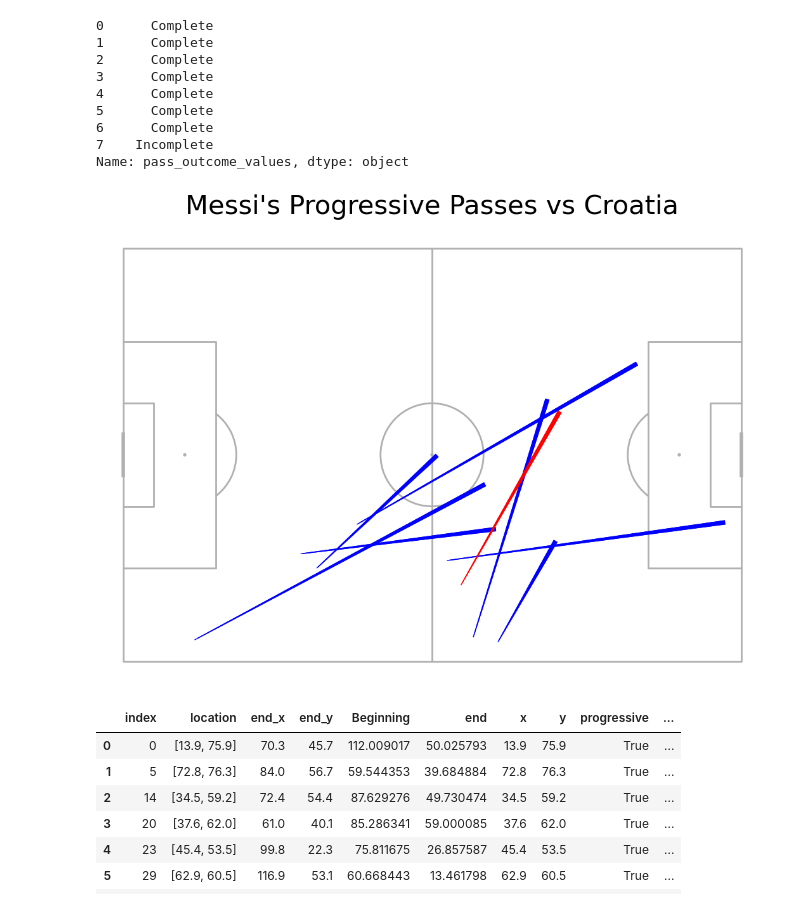
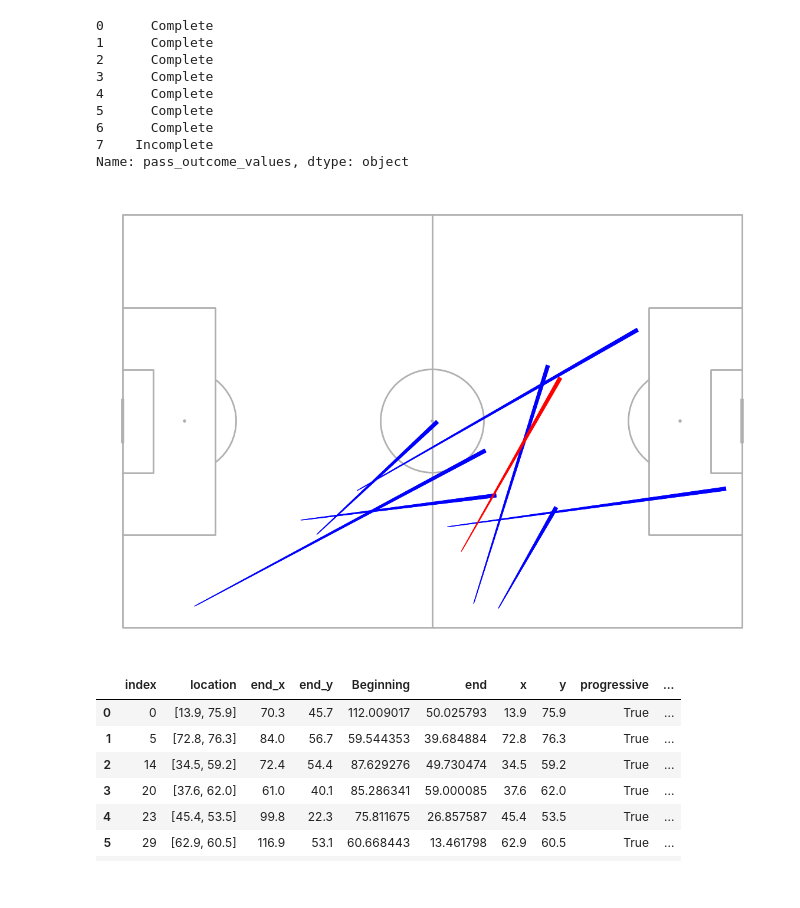
Before and after one commit to FHaddad99/Passing-Ability-Of-Messi, a Jupyter notebook: Supporting Work/Progressive Passes/Messi's Progressive Passes versus Croatia during the 2022 World Cup Semi-Final.ipynb, the cells around one changed output. Cells and saved outputs as stored; diff of their text form; code cells hidden in the pictures.

```diff
--- a/Supporting Work/Progressive Passes/Messi's Progressive Passes versus Croatia during the 2022 World Cup Semi-Final.ipynb
+++ b/Supporting Work/Progressive Passes/Messi's Progressive Passes versus Croatia during the 2022 World Cup Semi-Final.ipynb
@@ -244,23 +244,21 @@ Name: pass_outcome_values, dtype: object
 # %%
 p = Pitch(pitch_type='statsbomb')
 fig, ax = p.draw(figsize=(12,8))
 
 for _, row in df.iterrows():
     x_start, y_start = row['x'], row['y']
     x_end, y_end = row['end_x'], row['end_y']
 
     if row['pass_outcome_values'] == 'Complete':
         color = 'blue'
     else:
         color = 'red'
 
     p.lines(x_start, y_start, x_end, y_end, ax=ax, comet=True, color=color)
 
-fig.suptitle("Messi's Progressive Passes vs Croatia", fontsize=30)
-
 plt.show()
 # %% [output]
-[figure, old version]
+[figure, new version]
 # %%
 df.head(20)
 # %% [output]
```
Also changed, not shown: 15 other files.
